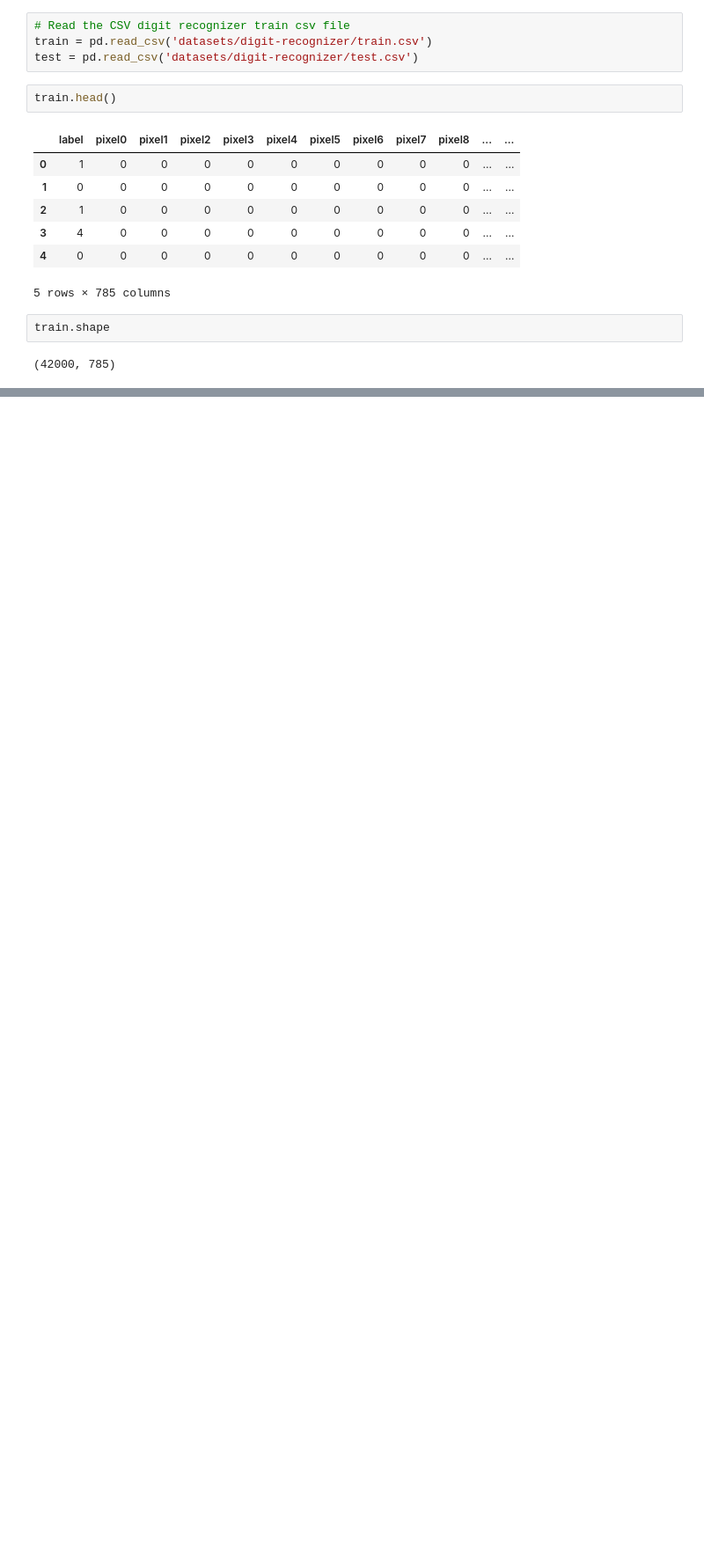
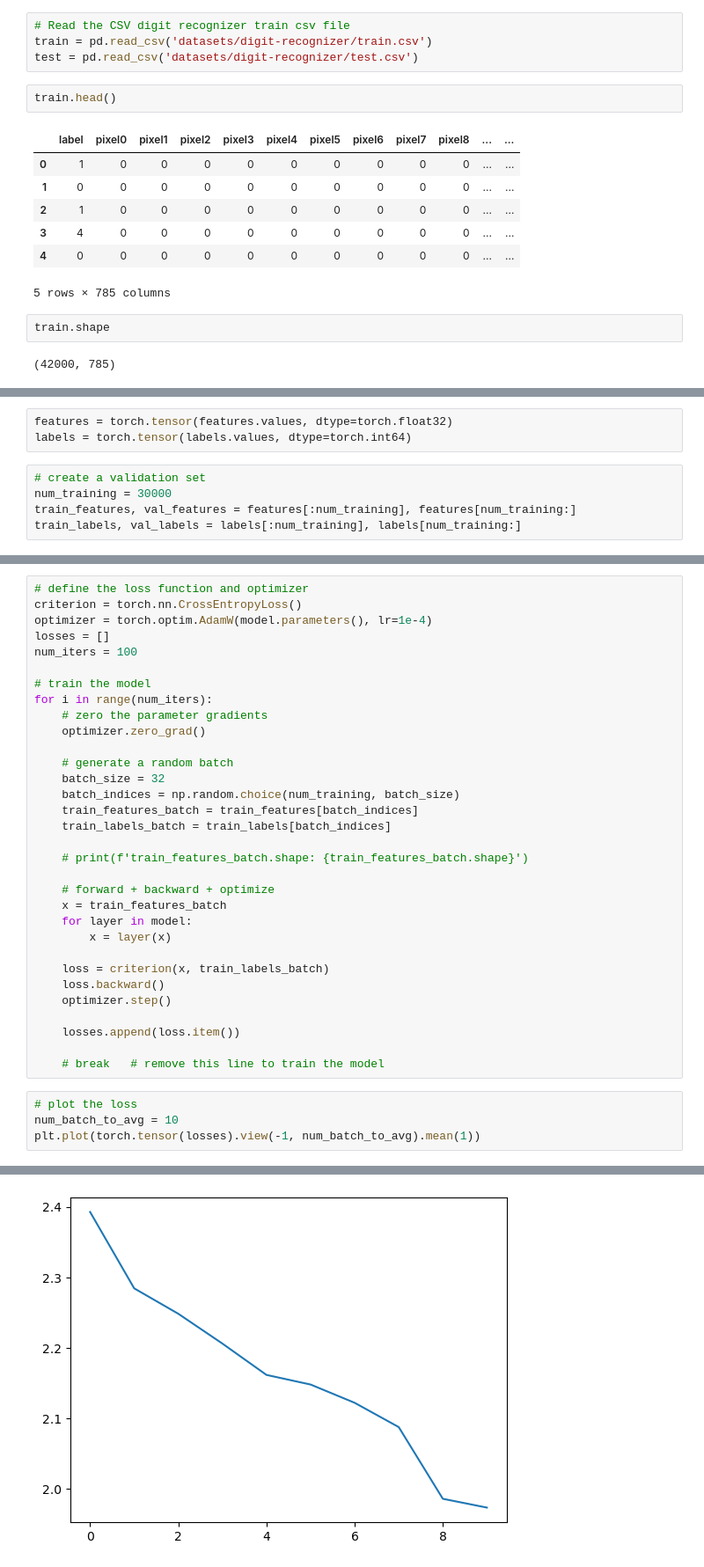
Before and after one commit to osamja/kaggle-notebooks, a Jupyter notebook: digit-recognizer.ipynb, the cells around one changed output, grey strips where cells are left out. Shown: that part at 88% size. Saved outputs shown, nothing was run; the diff lists cells and outputs as text; blank space fills up the shorter version.

```diff
--- a/digit-recognizer.ipynb
+++ b/digit-recognizer.ipynb
@@ -36,0 +49,8 @@ plt.imshow(image, cmap='gray')
+# %%
+features = torch.tensor(features.values, dtype=torch.float32)
+labels = torch.tensor(labels.values, dtype=torch.int64)
+# %%
+# create a validation set
+num_training = 30000
+train_features, val_features = features[:num_training], features[num_training:]
+train_labels, val_labels = labels[:num_training], labels[num_training:]
@@ -36,0 +73,37 @@ plt.imshow(image, cmap='gray')
+# %%
+# define the loss function and optimizer
+criterion = torch.nn.CrossEntropyLoss()
+optimizer = torch.optim.AdamW(model.parameters(), lr=1e-4)
+losses = []
+num_iters = 100
+
+# train the model
+for i in range(num_iters):
+    # zero the parameter gradients
+    optimizer.zero_grad()
+
+    # generate a random batch
+    batch_size = 32
+    batch_indices = np.random.choice(num_training, batch_size)
+    train_features_batch = train_features[batch_indices]
+    train_labels_batch = train_labels[batch_indices]
+
+    # print(f'train_features_batch.shape: {train_features_batch.shape}')
+
+    # forward + backward + optimize
+    x = train_features_batch
+    for layer in model:
+        x = layer(x)
+
+    loss = criterion(x, train_labels_batch)
+    loss.backward()
+    optimizer.step()
+
+    losses.append(loss.item())
+
+    # break   # remove this line to train the model
+# %%
+# plot the loss
+num_batch_to_avg = 10
+plt.plot(torch.tensor(losses).view(-1, num_batch_to_avg).mean(1))
+# %% [output]
@@ -36,0 +111 @@ plt.imshow(image, cmap='gray')
+[figure, added]
```
Also changed, not shown: parts of 30 cells of this notebook, 1 other file.
